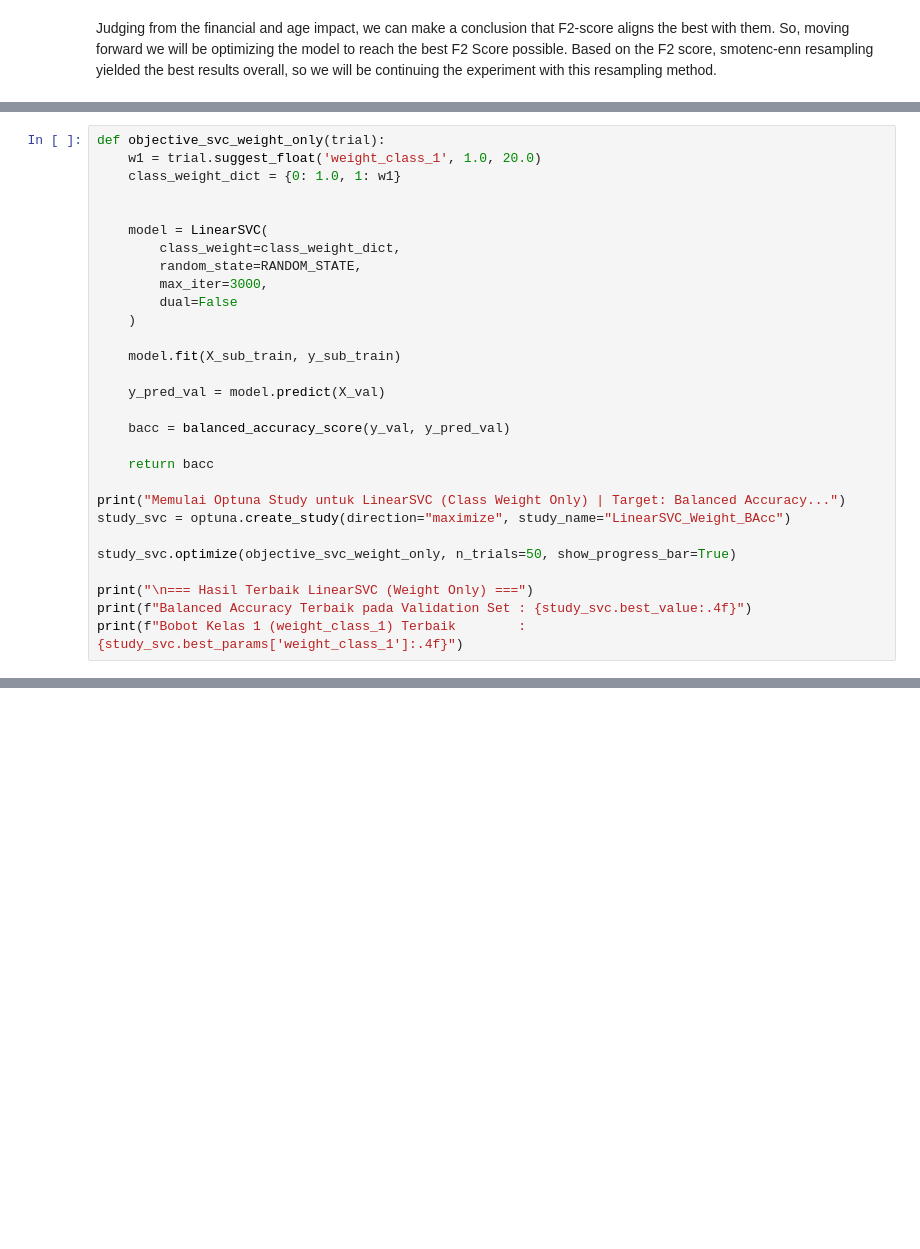
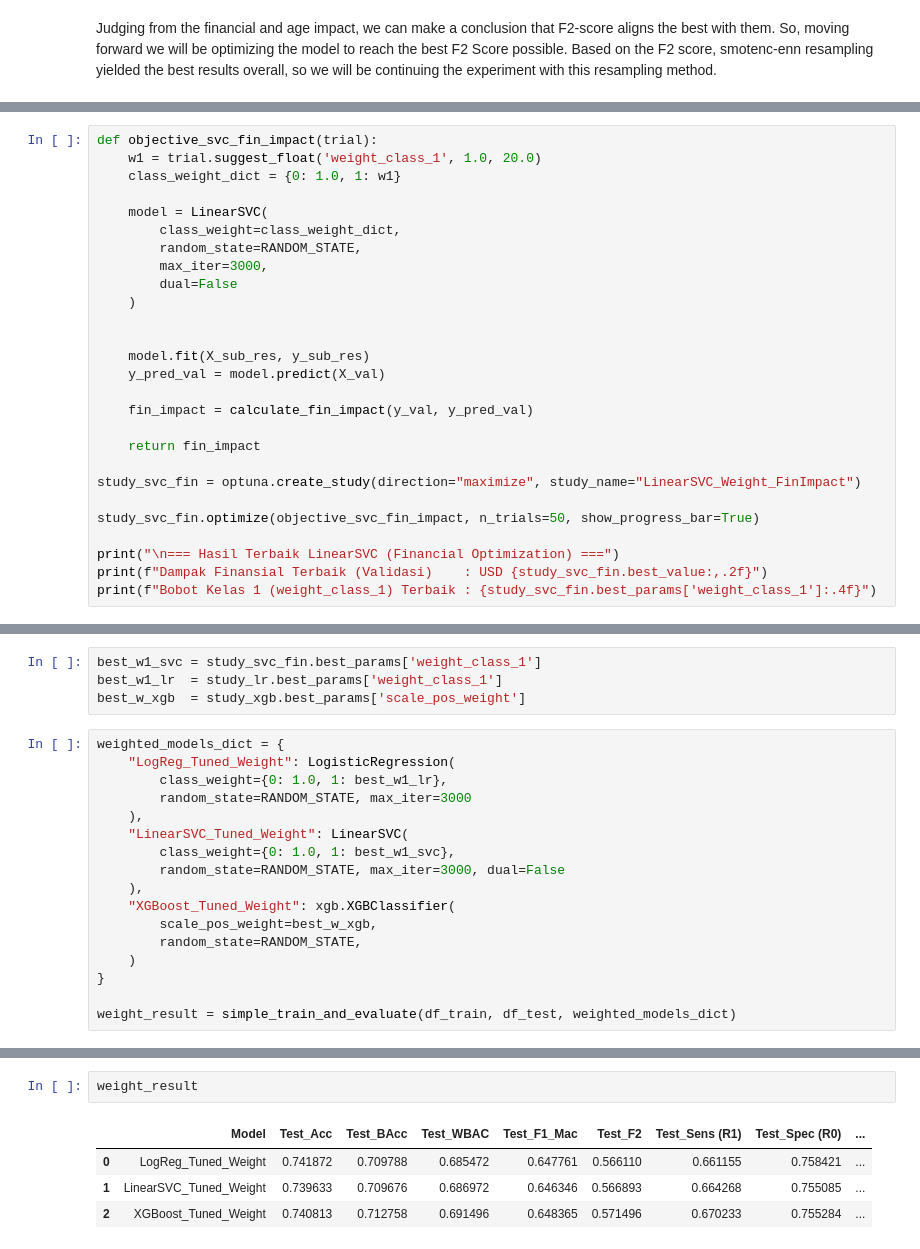
Before and after one commit to yukienjoyer7/Diabetes-Early-Diagnosis-BRFSS-2024, a Jupyter notebook: Modelling_Dion.ipynb, the cells around one changed output, grey strips where cells are left out. Drawn from its saved outputs; the diff is of its cells as text; blank space fills up the shorter version.

Commit message:
feat: add weight balancing optimization and hyperparameter optimization

```diff
--- a/Modelling_Dion.ipynb
+++ b/Modelling_Dion.ipynb
@@ -950,8 +965,7 @@ Name: proportion, dtype: float64
 # %%
-def objective_svc_weight_only(trial):
+def objective_svc_fin_impact(trial):
     w1 = trial.suggest_float('weight_class_1', 1.0, 20.0)
     class_weight_dict = {0: 1.0, 1: w1}
-
 
     model = LinearSVC(
         class_weight=class_weight_dict,
@@ -960,20 +974,19 @@ def objective_svc_weight_only(trial):
         dual=False
     )
 
-    model.fit(X_sub_train, y_sub_train)
 
+    model.fit(X_sub_res, y_sub_res)
     y_pred_val = model.predict(X_val)
 
-    bacc = balanced_accuracy_score(y_val, y_pred_val)
+    fin_impact = calculate_fin_impact(y_val, y_pred_val)
 
-    return bacc
+    return fin_impact
 
-print("Memulai Optuna Study untuk LinearSVC (Class Weight Only) | Target: Balanced Accuracy...")
-study_svc = optuna.create_study(direction="maximize", study_name="LinearSVC_Weight_BAcc")
+study_svc_fin = optuna.create_study(direction="maximize", study_name="LinearSVC_Weight_FinImpact")
 
-study_svc.optimize(objective_svc_weight_only, n_trials=50, show_progress_bar=True)
+study_svc_fin.optimize(objective_svc_fin_impact, n_trials=50, show_progress_bar=True)
 
-print("\n=== Hasil Terbaik LinearSVC (Weight Only) ===")
-print(f"Balanced Accuracy Terbaik pada Validation Set : {study_svc.best_value:.4f}")
-print(f"Bobot Kelas 1 (weight_class_1) Terbaik        : {study_svc.best_params['weight_class_1']:.4f}")
+print("\n=== Hasil Terbaik LinearSVC (Financial Optimization) ===")
+print(f"Dampak Finansial Terbaik (Validasi)    : USD {study_svc_fin.best_value:,.2f}")
+print(f"Bobot Kelas 1 (weight_class_1) Terbaik : {study_svc_fin.best_params['weight_class_1']:.4f}")
 # %% [output]
@@ -998,0 +1143,21 @@ Bobot Kelas 1 (weight_class_1) Terbaik        : 5.2413
+# %%
+best_w1_svc = study_svc_fin.best_params['weight_class_1']
+best_w1_lr  = study_lr.best_params['weight_class_1']
+best_w_xgb  = study_xgb.best_params['scale_pos_weight']
+# %%
+weighted_models_dict = {
+    "LogReg_Tuned_Weight": LogisticRegression(
+        class_weight={0: 1.0, 1: best_w1_lr},
+        random_state=RANDOM_STATE, max_iter=3000
+    ),
+    "LinearSVC_Tuned_Weight": LinearSVC(
+        class_weight={0: 1.0, 1: best_w1_svc},
+        random_state=RANDOM_STATE, max_iter=3000, dual=False
+    ),
+    "XGBoost_Tuned_Weight": xgb.XGBClassifier(
+        scale_pos_weight=best_w_xgb,
+        random_state=RANDOM_STATE,
+    )
+}
+
+weight_result = simple_train_and_evaluate(df_train, df_test, weighted_models_dict)
@@ -998,0 +1175,7 @@ Bobot Kelas 1 (weight_class_1) Terbaik        : 5.2413
+# %%
+weight_result
+# %% [output]
+|  | Model | Test_Acc | Test_BAcc | Test_WBAC | Test_F1_Mac | Test_F2 | Test_Sens (R1) | Test_Spec (R0) | ... |
+| 0 | LogReg_Tuned_Weight | 0.741872 | 0.709788 | 0.685472 | 0.647761 | 0.566110 | 0.661155 | 0.758421 | ... |
+| 1 | LinearSVC_Tuned_Weight | 0.739633 | 0.709676 | 0.686972 | 0.646346 | 0.566893 | 0.664268 | 0.755085 | ... |
+| 2 | XGBoost_Tuned_Weight | 0.740813 | 0.712758 | 0.691496 | 0.648365 | 0.571496 | 0.670233 | 0.755284 | ... |
```
Also changed, not shown: parts of 17 cells of this notebook, 1 other file.
